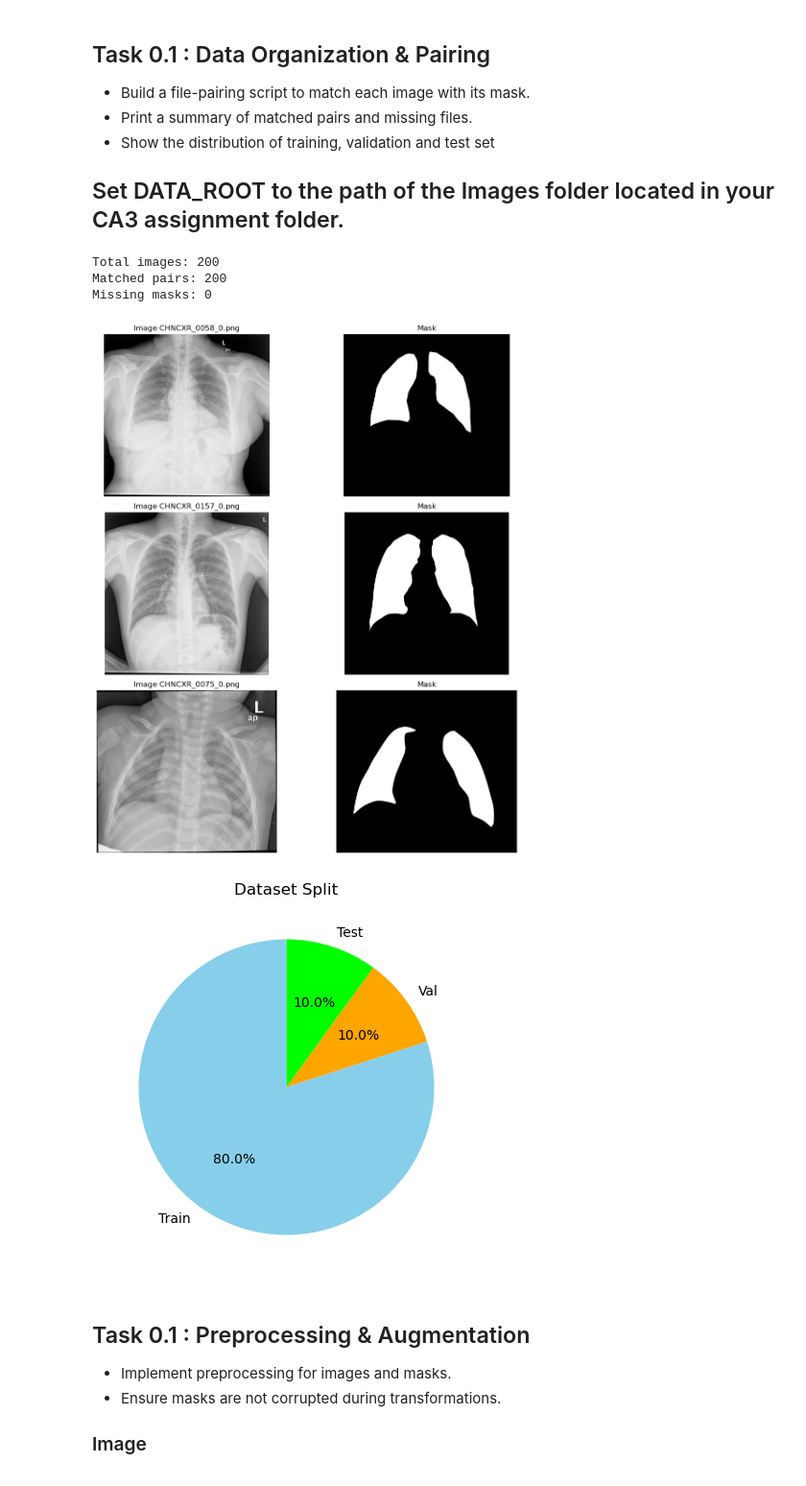
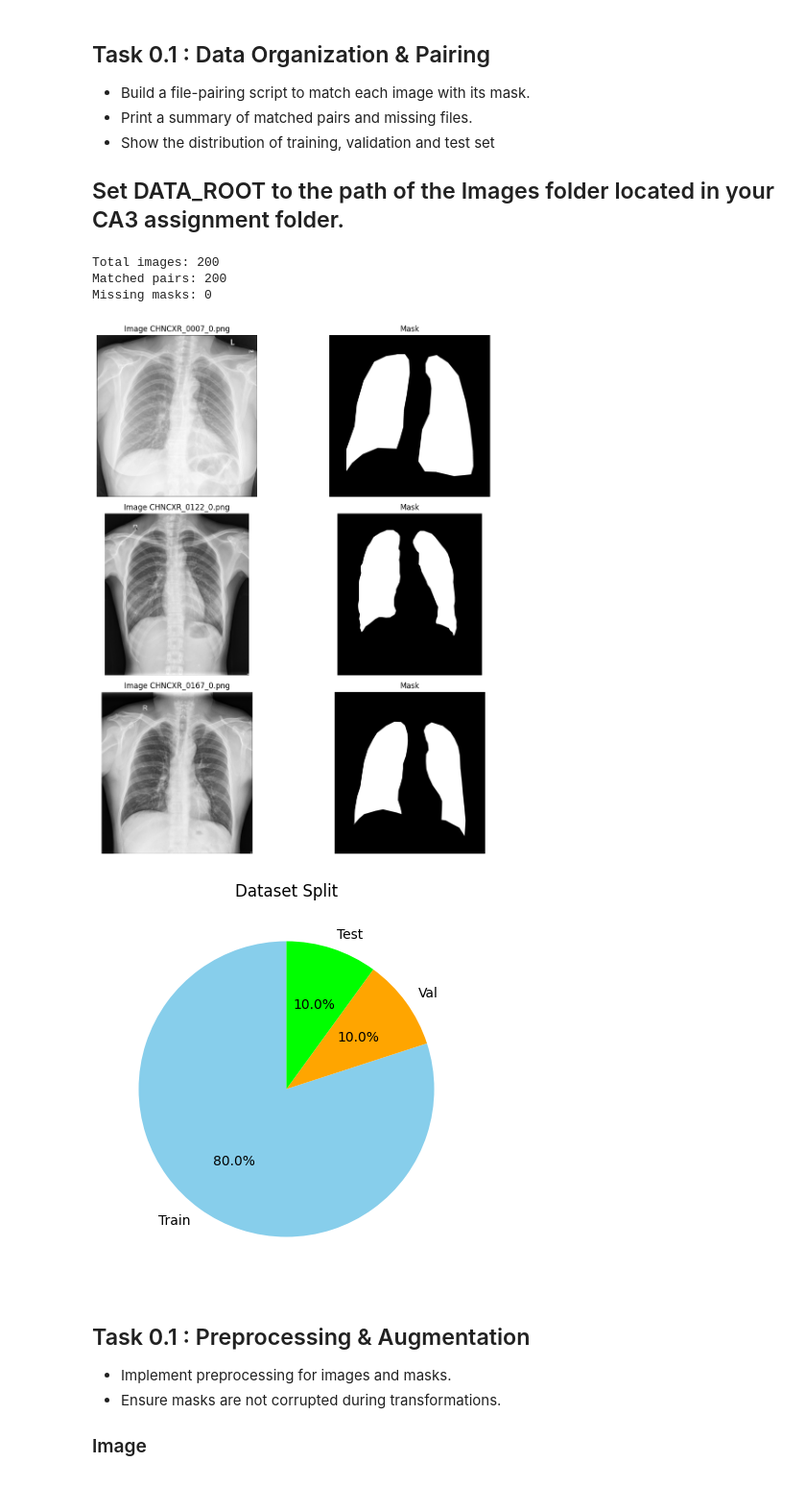
Before and after one commit to emiliehp/DAT300, a Jupyter notebook: DAT300_CA03_template.ipynb, the cells around one changed output. Shown: that part at 96% size. Cells and saved outputs as stored; diff of their text form; code cells hidden in the pictures.

```diff
--- a/DAT300_CA03_template.ipynb
+++ b/DAT300_CA03_template.ipynb
@@ -139,31 +162,31 @@ You must programmatically verify pairs and report any missing masks.
 # %%
 import os, glob, random
 import numpy as np
 import matplotlib.pyplot as plt
 import warnings
 import matplotlib
 import tensorflow as tf
 
 import importlib
 import utilities as ut
 importlib.reload(ut)
 
-DATA_ROOT = r"C:\Users\alfa\OneDrive - Norwegian University of Life Sciences\Desktop\AML_NMBU\DAT300\DAT300_2025\Assignments\CA3\Images"
+DATA_ROOT = r"/content/project/CA3/Images"
 IMG_DIR = os.path.join(DATA_ROOT, "CXR_png")
 MSK_DIR = os.path.join(DATA_ROOT, "masks")
 
 pairs, missing = ut.build_pairs(IMG_DIR, MSK_DIR)
 ut.report_pairs(pairs, missing)
 ut.peek_pairs(pairs, n_show=3)
 
 train, val, test = ut.split_dataset(pairs, seed=42)
 ut.plot_split_distribution(train, val, test)
 # %% [output]
 Total images: 200
 Matched pairs: 200
 Missing masks: 0
-[figure, old version]
+[figure, new version]
-[figure, old version]
+[figure, new version]
 # %% [markdown]
 ## Task 0.1 : Preprocessing & Augmentation
 - Implement preprocessing for images and masks.
```
Also changed, not shown: parts of 1 cell of this notebook.
